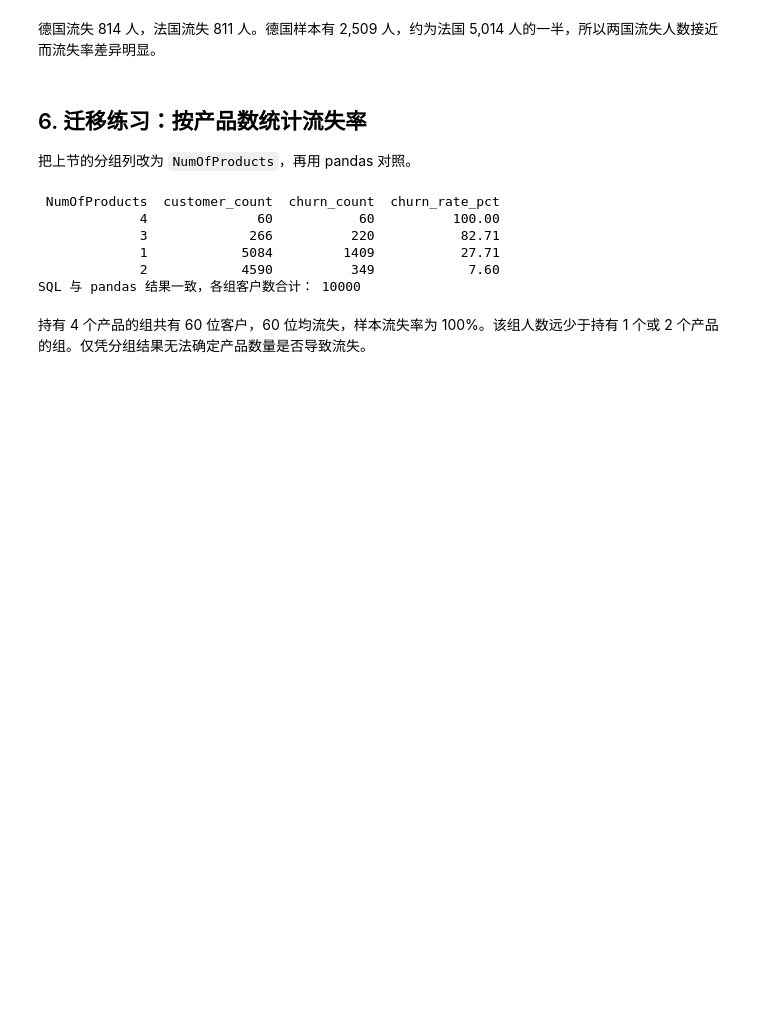
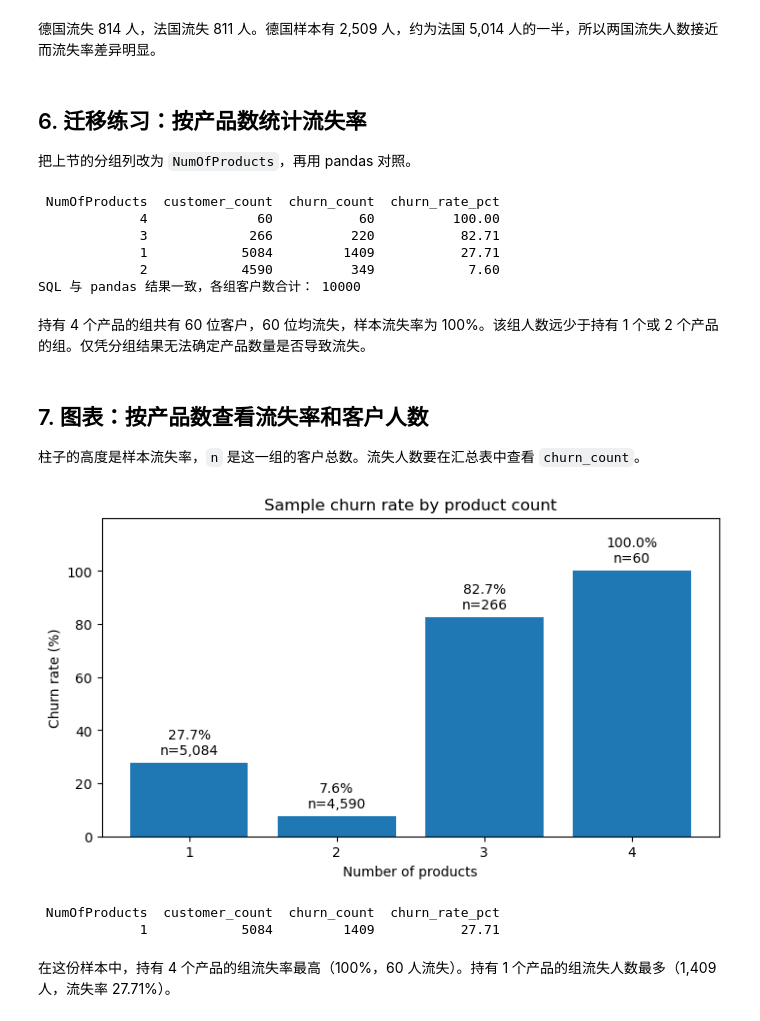
Before and after one commit to lzx3226833646/bank-churn-analysis, a Jupyter notebook: bank_churn_analysis.ipynb, the cells around one changed output. Cells and saved outputs as stored; diff of their text form; code cells hidden in the pictures; blank space fills up the shorter version.

Commit message:
Chart churn rates and compare churn counts

```diff
--- a/bank_churn_analysis.ipynb
+++ b/bank_churn_analysis.ipynb
@@ -202,3 +202,42 @@ print("SQL 与 pandas 结果一致，各组客户数合计：", len(analysis))
 SQL 与 pandas 结果一致，各组客户数合计： 10000
 # %% [markdown]
 持有 4 个产品的组共有 60 位客户，60 位均流失，样本流失率为 100%。该组人数远少于持有 1 个或 2 个产品的组。仅凭分组结果无法确定产品数量是否导致流失。
+# %% [markdown]
+## 7. 图表：按产品数查看流失率和客户人数
+
+柱子的高度是样本流失率，`n` 是这一组的客户总数。流失人数要在汇总表中查看 `churn_count`。
+# %%
+import matplotlib.pyplot as plt
+
+plot_data = product_churn_pd.sort_values("NumOfProducts")
+
+fig, ax = plt.subplots(figsize=(7, 4), layout="constrained")
+bars = ax.bar(
+    plot_data["NumOfProducts"].astype(str),
+    plot_data["churn_rate_pct"],
+)
+labels = [
+    f"{rate:.1f}%\nn={count:,}"
+    for rate, count in zip(
+        plot_data["churn_rate_pct"], plot_data["customer_count"]
+    )
+]
+ax.bar_label(bars, labels=labels, padding=4)
+ax.set(
+    title="Sample churn rate by product count",
+    xlabel="Number of products",
+    ylabel="Churn rate (%)",
+    ylim=(0, 120),
+    yticks=range(0, 101, 20),
+)
+plt.show()
+# %% [output]
+[figure, added]
+# %%
+most_churned = product_churn_pd.nlargest(1, "churn_count")
+print(most_churned.round({"churn_rate_pct": 2}).to_string(index=False))
+# %% [output]
+ NumOfProducts  customer_count  churn_count  churn_rate_pct
+             1            5084         1409           27.71
+# %% [markdown]
+在这份样本中，持有 4 个产品的组流失率最高（100%，60 人流失）。持有 1 个产品的组流失人数最多（1,409 人，流失率 27.71%）。
```
Also changed, not shown: 3 other files.
